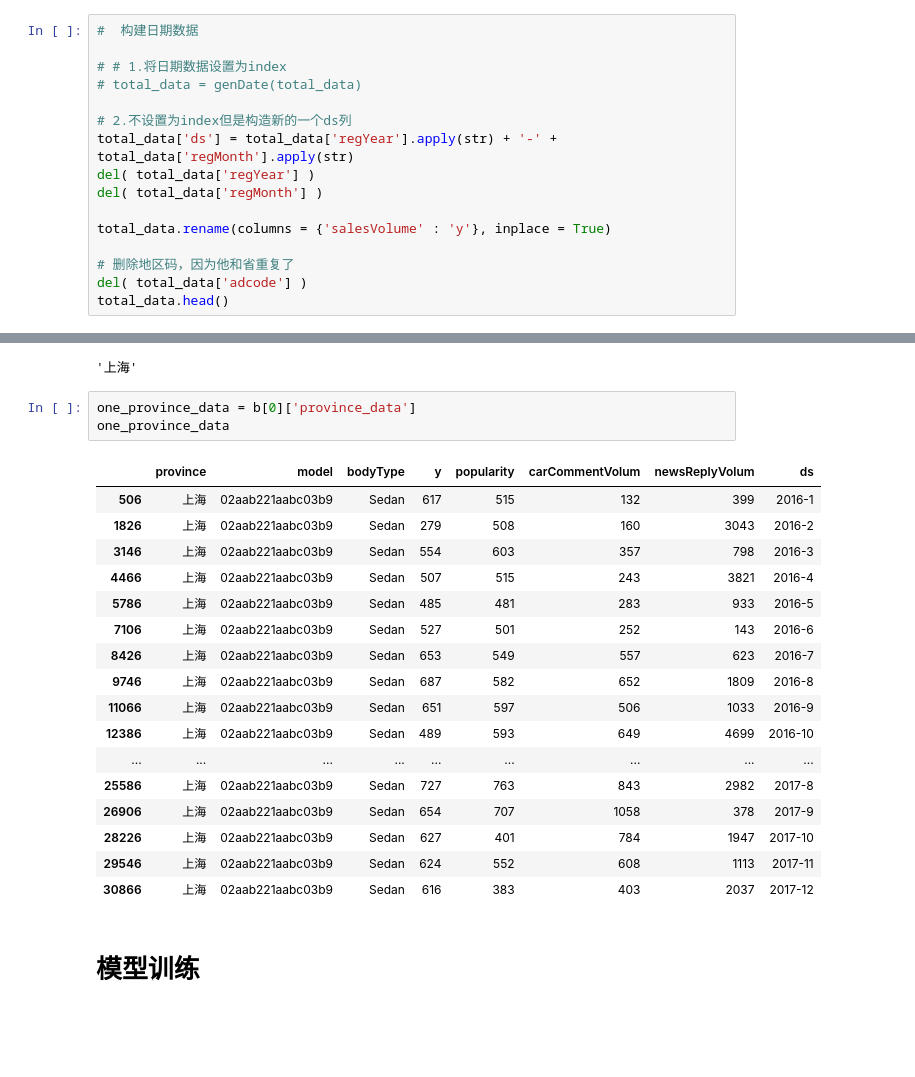
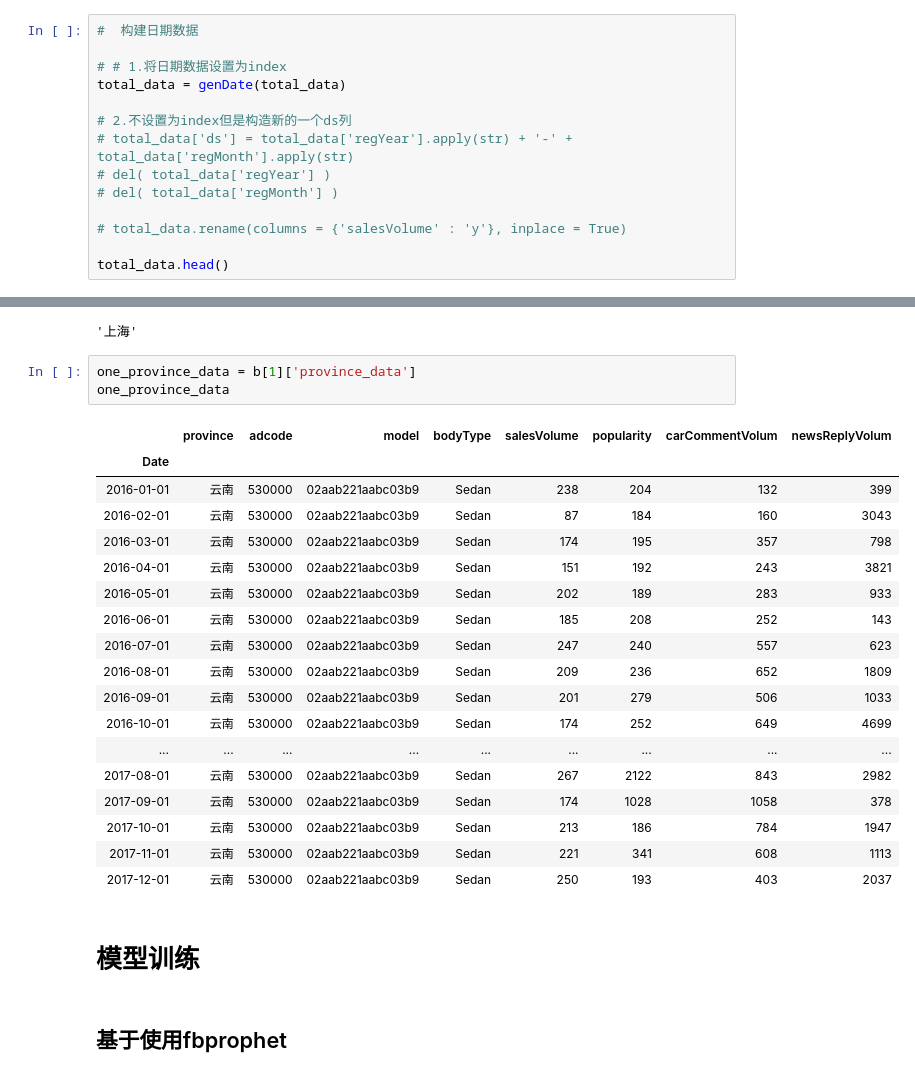
Before and after one commit to Brothercg/DayDayUP, a Jupyter notebook: BigData/carSaleData/work.ipynb, the cells around one changed output, grey strips where cells are left out. Drawn from its saved outputs; the diff is of its cells as text; blank space fills up the shorter version.

```diff
--- a/BigData/carSaleData/work.ipynb
+++ b/BigData/carSaleData/work.ipynb
@@ -140,16 +140,14 @@ total_data.head()
 #  构建日期数据
 
 # # 1.将日期数据设置为index
-# total_data = genDate(total_data)
+total_data = genDate(total_data)
 
 # 2.不设置为index但是构造新的一个ds列
-total_data['ds'] = total_data['regYear'].apply(str) + '-' + total_data['regMonth'].apply(str)
-del( total_data['regYear'] )
-del( total_data['regMonth'] )
+# total_data['ds'] = total_data['regYear'].apply(str) + '-' + total_data['regMonth'].apply(str)
+# del( total_data['regYear'] )
+# del( total_data['regMonth'] )
 
-total_data.rename(columns = {'salesVolume' : 'y'}, inplace = True)
+# total_data.rename(columns = {'salesVolume' : 'y'}, inplace = True)
 
-# 删除地区码，因为他和省重复了
-del( total_data['adcode'] )
 total_data.head()
 # %% [output]
@@ -203,26 +202,29 @@ b[0]['province_name']
 # %% [output]
 '上海'
 # %%
-one_province_data = b[0]['province_data']
+one_province_data = b[1]['province_data']
 one_province_data
 # %% [output]
-|  | province | model | bodyType | y | popularity | carCommentVolum | newsReplyVolum | ds |
-| 506 | 上海 | 02aab221aabc03b9 | Sedan | 617 | 515 | 132 | 399 | 2016-1 |
-| 1826 | 上海 | 02aab221aabc03b9 | Sedan | 279 | 508 | 160 | 3043 | 2016-2 |
-| 3146 | 上海 | 02aab221aabc03b9 | Sedan | 554 | 603 | 357 | 798 | 2016-3 |
-| 4466 | 上海 | 02aab221aabc03b9 | Sedan | 507 | 515 | 243 | 3821 | 2016-4 |
-| 5786 | 上海 | 02aab221aabc03b9 | Sedan | 485 | 481 | 283 | 933 | 2016-5 |
-| 7106 | 上海 | 02aab221aabc03b9 | Sedan | 527 | 501 | 252 | 143 | 2016-6 |
-| 8426 | 上海 | 02aab221aabc03b9 | Sedan | 653 | 549 | 557 | 623 | 2016-7 |
-| 9746 | 上海 | 02aab221aabc03b9 | Sedan | 687 | 582 | 652 | 1809 | 2016-8 |
-| 11066 | 上海 | 02aab221aabc03b9 | Sedan | 651 | 597 | 506 | 1033 | 2016-9 |
-| 12386 | 上海 | 02aab221aabc03b9 | Sedan | 489 | 593 | 649 | 4699 | 2016-10 |
+|  | province | adcode | model | bodyType | salesVolume | popularity | carCommentVolum | newsReplyVolum |
+| Date |  |  |  |  |  |  |  |  |
+| 2016-01-01 | 云南 | 530000 | 02aab221aabc03b9 | Sedan | 238 | 204 | 132 | 399 |
+| 2016-02-01 | 云南 | 530000 | 02aab221aabc03b9 | Sedan | 87 | 184 | 160 | 3043 |
+| 2016-03-01 | 云南 | 530000 | 02aab221aabc03b9 | Sedan | 174 | 195 | 357 | 798 |
+| 2016-04-01 | 云南 | 530000 | 02aab221aabc03b9 | Sedan | 151 | 192 | 243 | 3821 |
+| 2016-05-01 | 云南 | 530000 | 02aab221aabc03b9 | Sedan | 202 | 189 | 283 | 933 |
+| 2016-06-01 | 云南 | 530000 | 02aab221aabc03b9 | Sedan | 185 | 208 | 252 | 143 |
+| 2016-07-01 | 云南 | 530000 | 02aab221aabc03b9 | Sedan | 247 | 240 | 557 | 623 |
+| 2016-08-01 | 云南 | 530000 | 02aab221aabc03b9 | Sedan | 209 | 236 | 652 | 1809 |
+| 2016-09-01 | 云南 | 530000 | 02aab221aabc03b9 | Sedan | 201 | 279 | 506 | 1033 |
+| 2016-10-01 | 云南 | 530000 | 02aab221aabc03b9 | Sedan | 174 | 252 | 649 | 4699 |
 | ... | ... | ... | ... | ... | ... | ... | ... | ... |
-| 25586 | 上海 | 02aab221aabc03b9 | Sedan | 727 | 763 | 843 | 2982 | 2017-8 |
-| 26906 | 上海 | 02aab221aabc03b9 | Sedan | 654 | 707 | 1058 | 378 | 2017-9 |
-| 28226 | 上海 | 02aab221aabc03b9 | Sedan | 627 | 401 | 784 | 1947 | 2017-10 |
-| 29546 | 上海 | 02aab221aabc03b9 | Sedan | 624 | 552 | 608 | 1113 | 2017-11 |
-| 30866 | 上海 | 02aab221aabc03b9 | Sedan | 616 | 383 | 403 | 2037 | 2017-12 |
+| 2017-08-01 | 云南 | 530000 | 02aab221aabc03b9 | Sedan | 267 | 2122 | 843 | 2982 |
+| 2017-09-01 | 云南 | 530000 | 02aab221aabc03b9 | Sedan | 174 | 1028 | 1058 | 378 |
+| 2017-10-01 | 云南 | 530000 | 02aab221aabc03b9 | Sedan | 213 | 186 | 784 | 1947 |
+| 2017-11-01 | 云南 | 530000 | 02aab221aabc03b9 | Sedan | 221 | 341 | 608 | 1113 |
+| 2017-12-01 | 云南 | 530000 | 02aab221aabc03b9 | Sedan | 250 | 193 | 403 | 2037 |
 # %% [markdown]
 # 模型训练
+# %% [markdown]
+## 基于使用fbprophet
 # %%
```
Also changed, not shown: parts of 14 cells of this notebook.
